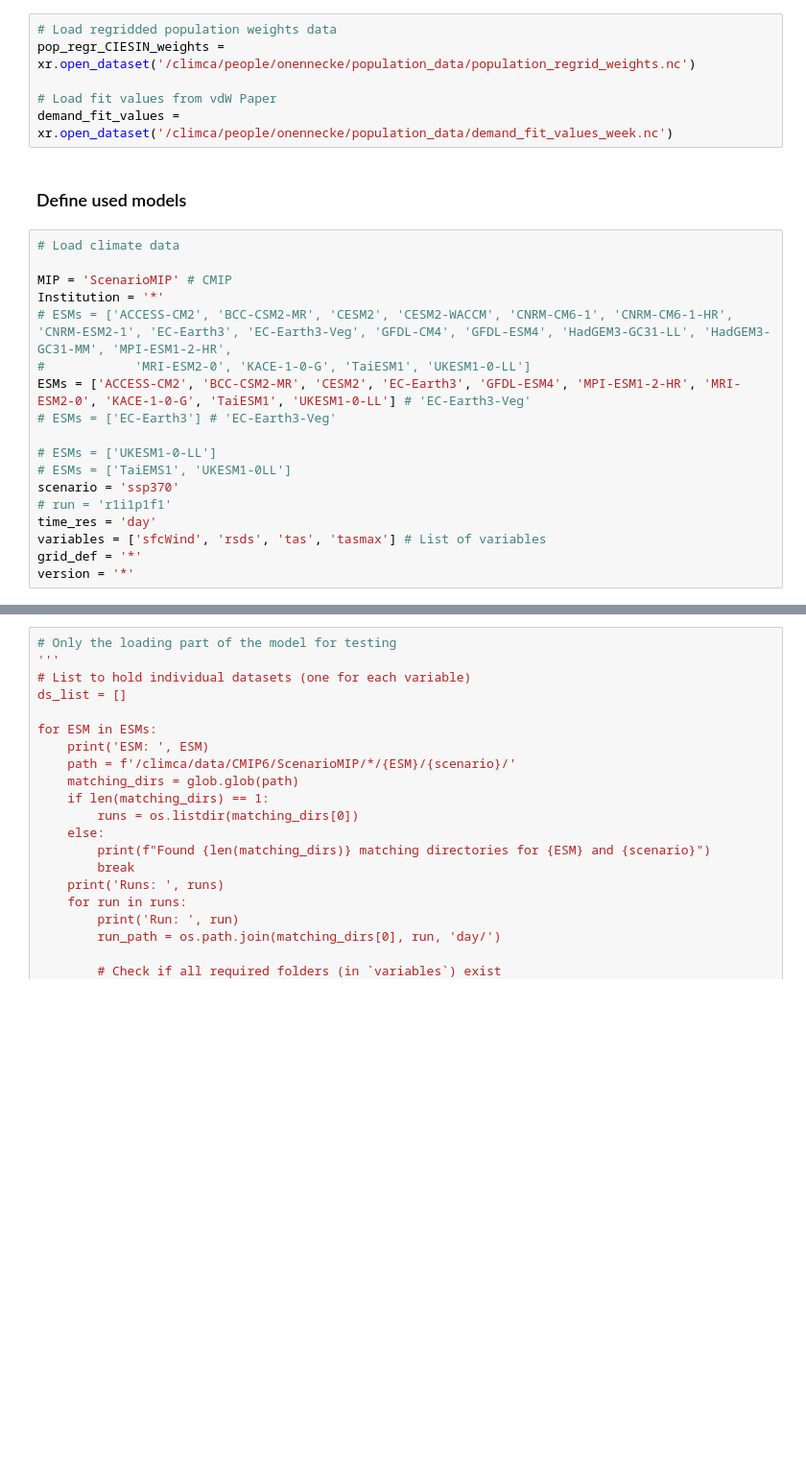
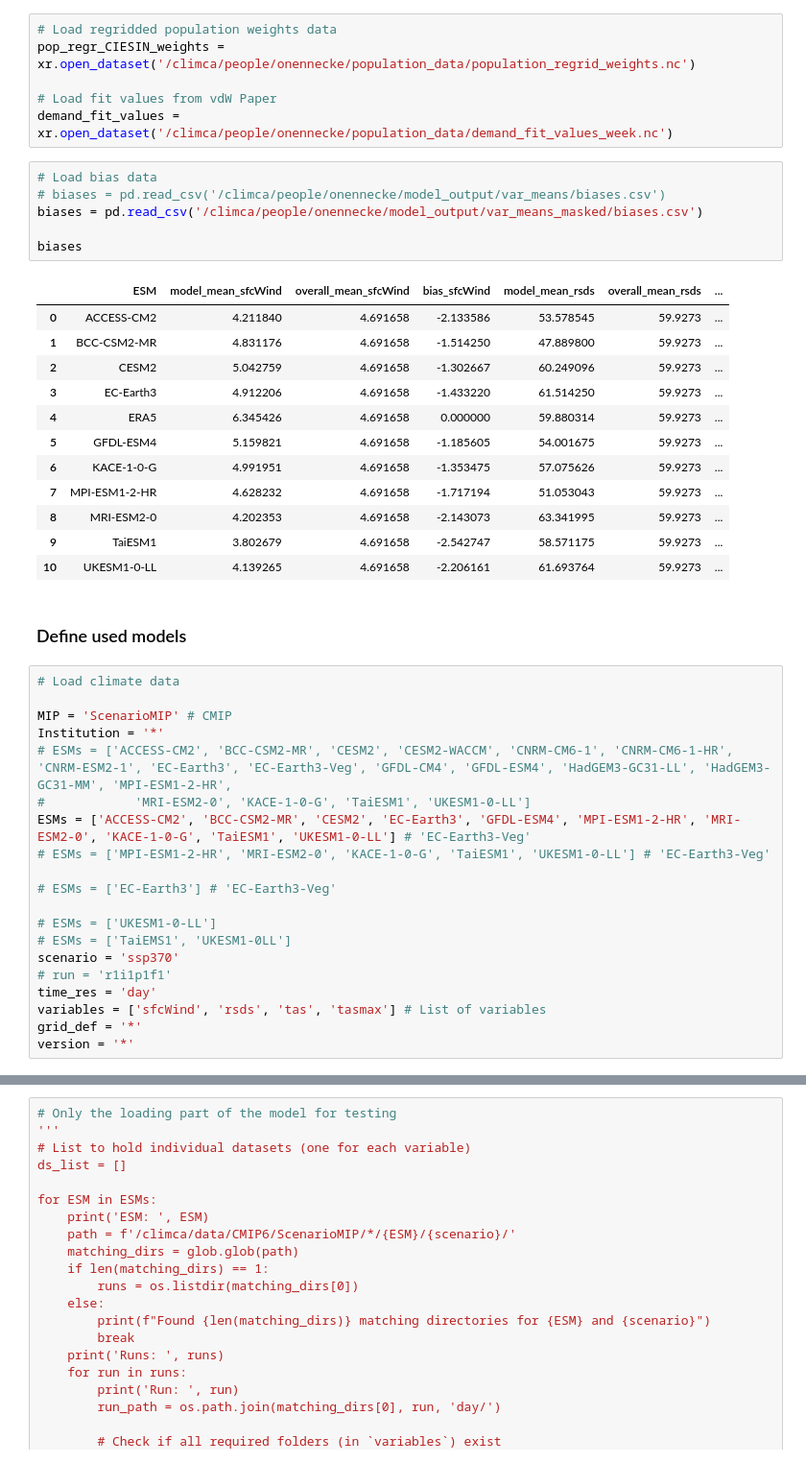
Before and after one commit to O-Nennecke/RL_2026_paper, a Jupyter notebook: SEM application_CMIP6.ipynb, the cells around one changed output, grey strips where cells are left out. Shown at 96% size. Drawn from its saved outputs; the diff is of its cells as text; blank space fills up the shorter version.

```diff
--- a/SEM application_CMIP6.ipynb
+++ b/SEM application_CMIP6.ipynb
@@ -84,6 +94,25 @@ pop_regr_CIESIN_weights = xr.open_dataset('/climca/people/onennecke/population_d
 
 # Load fit values from vdW Paper
 demand_fit_values = xr.open_dataset('/climca/people/onennecke/population_data/demand_fit_values_week.nc')
+# %%
+# Load bias data
+# biases = pd.read_csv('/climca/people/onennecke/model_output/var_means/biases.csv')
+biases = pd.read_csv('/climca/people/onennecke/model_output/var_means_masked/biases.csv')
+
+biases
+# %% [output]
+|  | ESM | model_mean_sfcWind | overall_mean_sfcWind | bias_sfcWind | model_mean_rsds | overall_mean_rsds | ... |
+| 0 | ACCESS-CM2 | 4.211840 | 4.691658 | -2.133586 | 53.578545 | 59.9273 | ... |
+| 1 | BCC-CSM2-MR | 4.831176 | 4.691658 | -1.514250 | 47.889800 | 59.9273 | ... |
+| 2 | CESM2 | 5.042759 | 4.691658 | -1.302667 | 60.249096 | 59.9273 | ... |
+| 3 | EC-Earth3 | 4.912206 | 4.691658 | -1.433220 | 61.514250 | 59.9273 | ... |
+| 4 | ERA5 | 6.345426 | 4.691658 | 0.000000 | 59.880314 | 59.9273 | ... |
+| 5 | GFDL-ESM4 | 5.159821 | 4.691658 | -1.185605 | 54.001675 | 59.9273 | ... |
+| 6 | KACE-1-0-G | 4.991951 | 4.691658 | -1.353475 | 57.075626 | 59.9273 | ... |
+| 7 | MPI-ESM1-2-HR | 4.628232 | 4.691658 | -1.717194 | 51.053043 | 59.9273 | ... |
+| 8 | MRI-ESM2-0 | 4.202353 | 4.691658 | -2.143073 | 63.341995 | 59.9273 | ... |
+| 9 | TaiESM1 | 3.802679 | 4.691658 | -2.542747 | 58.571175 | 59.9273 | ... |
+| 10 | UKESM1-0-LL | 4.139265 | 4.691658 | -2.206161 | 61.693764 | 59.9273 | ... |
 # %% [markdown]
 ### Define used models
 # %%
@@ -94,6 +123,8 @@ Institution = '*'
 # ESMs = ['ACCESS-CM2', 'BCC-CSM2-MR', 'CESM2', 'CESM2-WACCM', 'CNRM-CM6-1', 'CNRM-CM6-1-HR', 'CNRM-ESM2-1', 'EC-Earth3', 'EC-Earth3-Veg', 'GFDL-CM4', 'GFDL-ESM4', 'HadGEM3-GC31-LL', 'HadGEM3-GC31-MM', 'MPI-ESM1-2-HR',
 #            'MRI-ESM2-0', 'KACE-1-0-G', 'TaiESM1', 'UKESM1-0-LL']
 ESMs = ['ACCESS-CM2', 'BCC-CSM2-MR', 'CESM2', 'EC-Earth3', 'GFDL-ESM4', 'MPI-ESM1-2-HR', 'MRI-ESM2-0', 'KACE-1-0-G', 'TaiESM1', 'UKESM1-0-LL'] # 'EC-Earth3-Veg'
+# ESMs = ['MPI-ESM1-2-HR', 'MRI-ESM2-0', 'KACE-1-0-G', 'TaiESM1', 'UKESM1-0-LL'] # 'EC-Earth3-Veg'
+
 # ESMs = ['EC-Earth3'] # 'EC-Earth3-Veg'
 
 # ESMs = ['UKESM1-0-LL']
```
Also changed, not shown: parts of 13 cells of this notebook, 12 other files.
